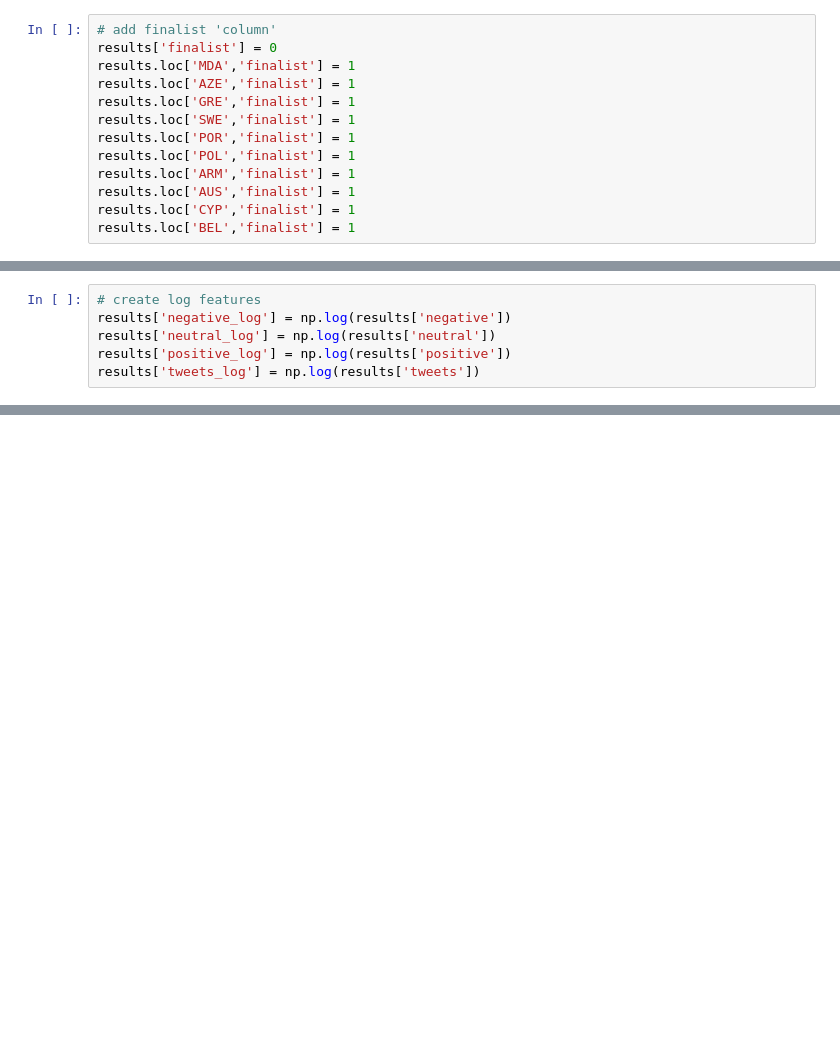
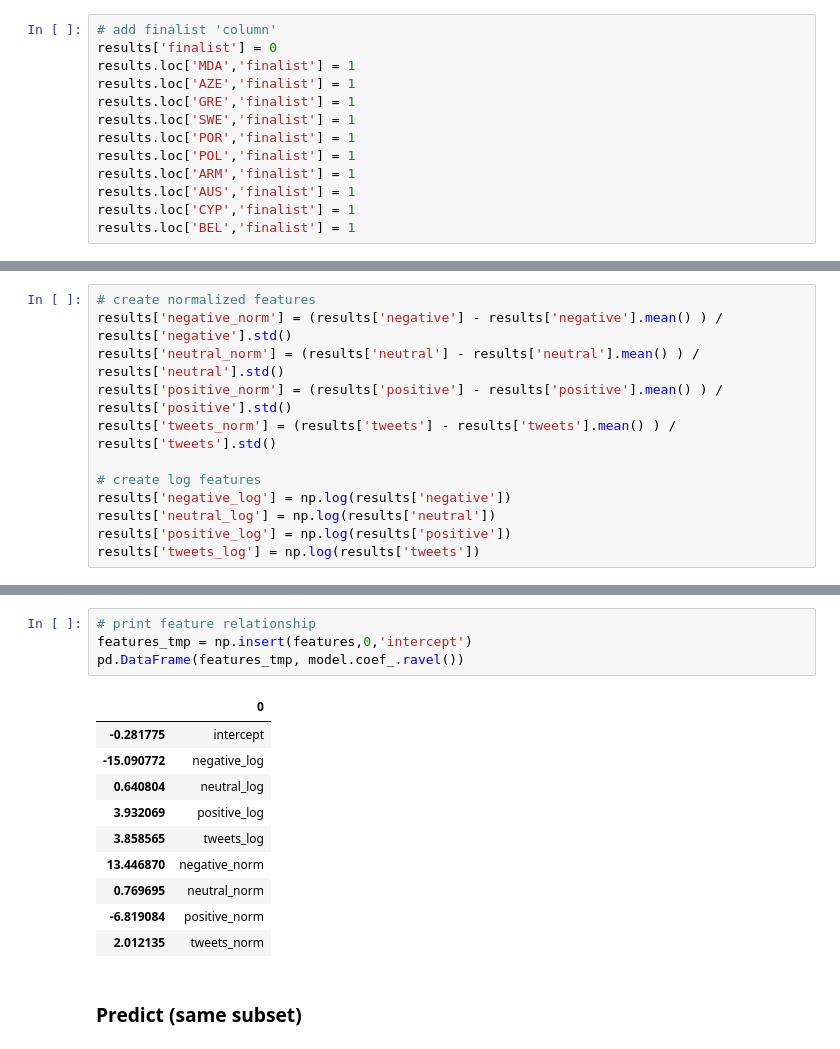
Before and after one commit to eduardbonada/eurovision_tweet_tracker, a Jupyter notebook: eurovision.ipynb, the cells around one changed output, grey strips where cells are left out. Cells and saved outputs as stored; diff of their text form; blank space fills up the shorter version.

```diff
--- a/eurovision.ipynb
+++ b/eurovision.ipynb
@@ -142,4 +157,10 @@ from sklearn.metrics import r2_score
 # %%
+# create normalized features
+results['negative_norm'] = (results['negative'] - results['negative'].mean() ) / results['negative'].std()
+results['neutral_norm'] = (results['neutral'] - results['neutral'].mean() ) / results['neutral'].std()
+results['positive_norm'] = (results['positive'] - results['positive'].mean() ) / results['positive'].std()
+results['tweets_norm'] = (results['tweets'] - results['tweets'].mean() ) / results['tweets'].std()
+
 # create log features
 results['negative_log'] = np.log(results['negative'])
 results['neutral_log'] = np.log(results['neutral'])
@@ -158,2 +196,19 @@ array([[-22.84224465,   0.82679824,  -0.34317562,  -2.82925343,
+# %%
+# print feature relationship
+features_tmp = np.insert(features,0,'intercept')
+pd.DataFrame(features_tmp, model.coef_.ravel())
+# %% [output]
+|  | 0 |
+| -0.281775 | intercept |
+| -15.090772 | negative_log |
+| 0.640804 | neutral_log |
+| 3.932069 | positive_log |
+| 3.858565 | tweets_log |
+| 13.446870 | negative_norm |
+| 0.769695 | neutral_norm |
+| -6.819084 | positive_norm |
+| 2.012135 | tweets_norm |
+# %% [markdown]
+### Predict (same subset)
 # %%
 # predict
```
Also changed, not shown: parts of 20 cells of this notebook.
